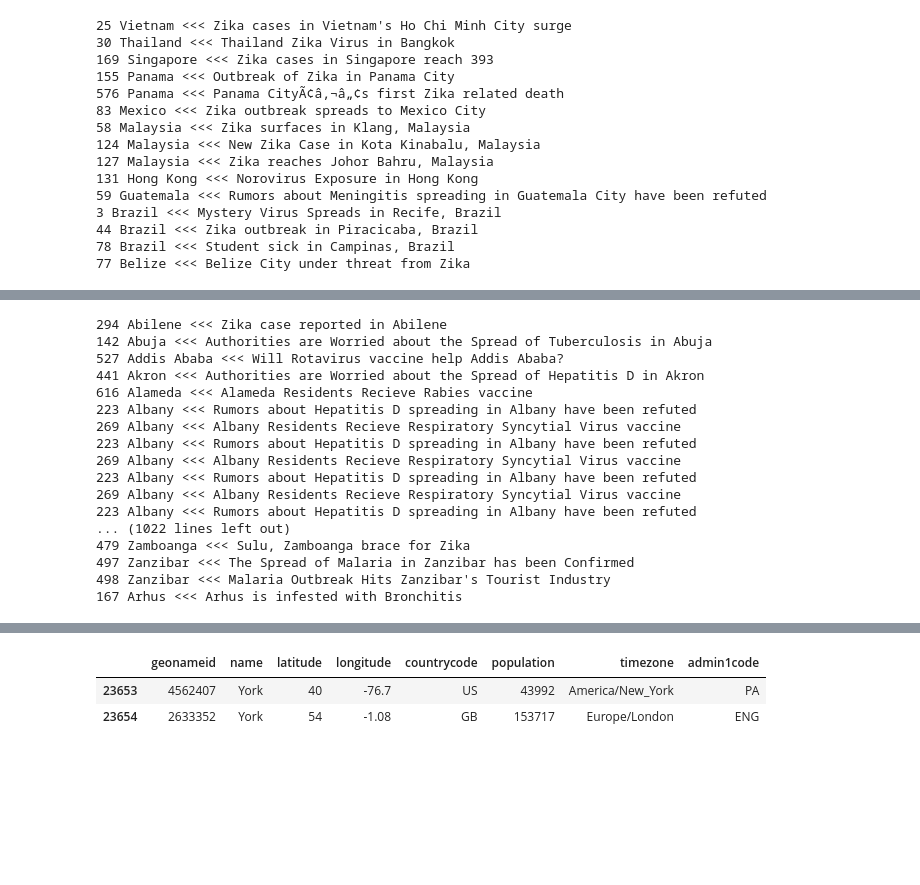
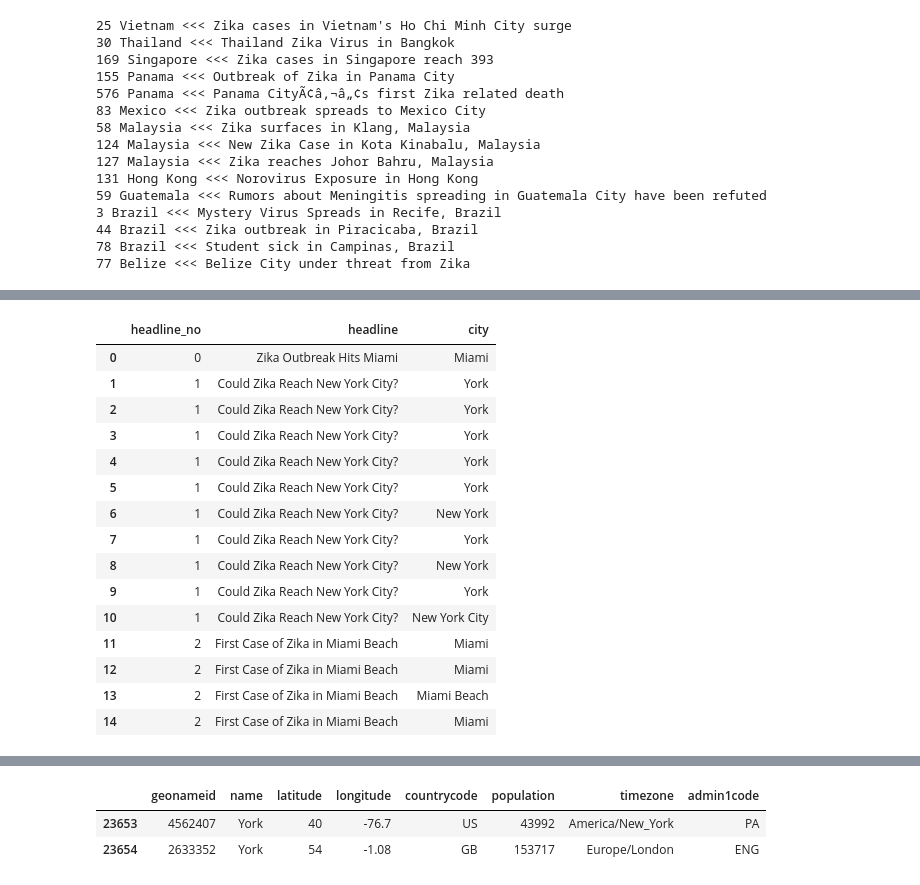
Before and after one commit to nutthawootp/Manning_liveProject, a Jupyter notebook: 1. Extracting City and Country Information from News Headlines.ipynb, the cells around one changed output, grey strips where cells are left out. Drawn from its saved outputs; the diff is of its cells as text; code cells hidden in the pictures; blank space fills up the shorter version.

```diff
--- a/1. Extracting City and Country Information from News Headlines.ipynb
+++ b/1. Extracting City and Country Information from News Headlines.ipynb
@@ -276,42 +278,61 @@ df.head()
 # %%
 city_regexs = []
 
 for city in cities.name:
-    r = '\\b'+city+'\\b'
-    city_regexs.append(r)
+#     r1 = '\\b'+city+'\\b'
+#     city_regexs.append(r1)
+    r2 = city
+    city_regexs.append(r2)
+for state in states.name:
+    r3 = '\\b'+state+'\\b'
+    city_regexs.append(r3)
+for county in counties.county:
+    r4 = '\\b'+county+'\\b'
+    city_regexs.append(r4)
 
 ind = []
 city = []
 hline = []
+
+for val in ['Mala','Bron','Viru','Pati','Rota','Will','Green','\\b'+'Will'+'\\b']:
+    for regex in city_regexs:
+        if regex == val:
+            city_regex = city_regexs.remove(val)
 
 for regex in city_regexs:
     compiled_city = re.compile(regex)
 
     for index,headline in enumerate(df.headline):
         match = compiled_city.search(headline)
         if match is not None:
             start, end = match.start(), match.end()
             matched_string = headline[start: end]
             if len(matched_string) > 3:
                 ind.append(index)
                 city.append(matched_string)
                 hline.append(headline)
-                print(index,matched_string, '<<<', headline)
+#                 print(index,matched_string, '<<<', headline)
+
+# Create dataframe of matched results and sort values by headline_no
+matched = {'headline_no': ind, 'headline': hline, 'city': city}
+matched_cities = pd.DataFrame(matched)
+matched_cities = matched_cities.sort_values(by='headline_no').reset_index(drop=True)
+
+matched_cities.head(15)
 # %% [output]
-294 Abilene <<< Zika case reported in Abilene
-142 Abuja <<< Authorities are Worried about the Spread of Tuberculosis in Abuja
-527 Addis Ababa <<< Will Rotavirus vaccine help Addis Ababa?
-441 Akron <<< Authorities are Worried about the Spread of Hepatitis D in Akron
-616 Alameda <<< Alameda Residents Recieve Rabies vaccine
-223 Albany <<< Rumors about Hepatitis D spreading in Albany have been refuted
-269 Albany <<< Albany Residents Recieve Respiratory Syncytial Virus vaccine
-223 Albany <<< Rumors about Hepatitis D spreading in Albany have been refuted
-269 Albany <<< Albany Residents Recieve Respiratory Syncytial Virus vaccine
-223 Albany <<< Rumors about Hepatitis D spreading in Albany have been refuted
-269 Albany <<< Albany Residents Recieve Respiratory Syncytial Virus vaccine
-223 Albany <<< Rumors about Hepatitis D spreading in Albany have been refuted
-... (1022 lines left out)
-479 Zamboanga <<< Sulu, Zamboanga brace for Zika
-497 Zanzibar <<< The Spread of Malaria in Zanzibar has been Confirmed
-498 Zanzibar <<< Malaria Outbreak Hits Zanzibar's Tourist Industry
-167 Arhus <<< Arhus is infested with Bronchitis
+|  | headline_no | headline | city |
+| 0 | 0 | Zika Outbreak Hits Miami | Miami |
+| 1 | 1 | Could Zika Reach New York City? | York |
+| 2 | 1 | Could Zika Reach New York City? | York |
+| 3 | 1 | Could Zika Reach New York City? | York |
+| 4 | 1 | Could Zika Reach New York City? | York |
+| 5 | 1 | Could Zika Reach New York City? | York |
+| 6 | 1 | Could Zika Reach New York City? | New York |
+| 7 | 1 | Could Zika Reach New York City? | York |
+| 8 | 1 | Could Zika Reach New York City? | New York |
+| 9 | 1 | Could Zika Reach New York City? | York |
+| 10 | 1 | Could Zika Reach New York City? | New York City |
+| 11 | 2 | First Case of Zika in Miami Beach | Miami |
+| 12 | 2 | First Case of Zika in Miami Beach | Miami |
+| 13 | 2 | First Case of Zika in Miami Beach | Miami Beach |
+| 14 | 2 | First Case of Zika in Miami Beach | Miami |
```
Also changed, not shown: parts of 18 cells of this notebook.
